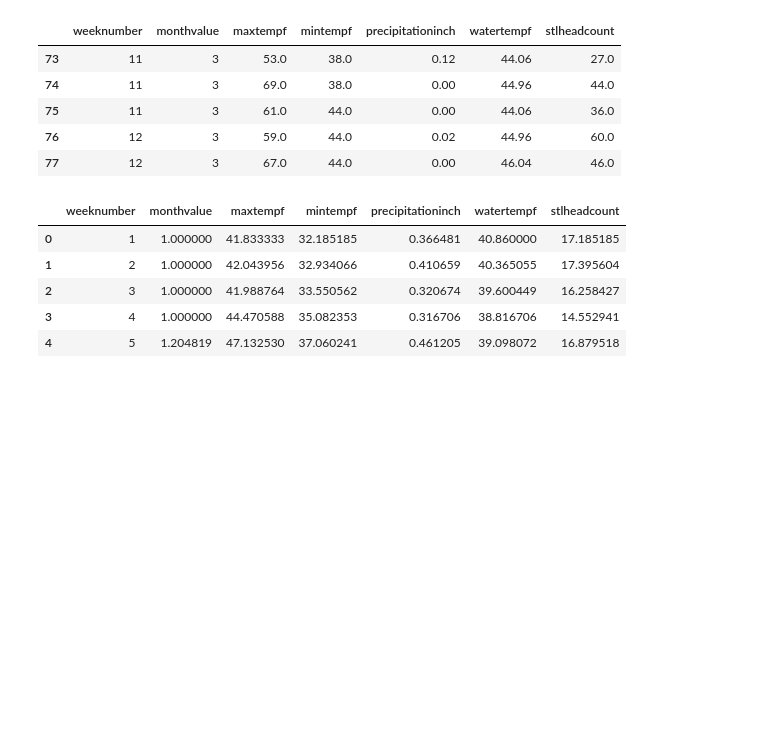
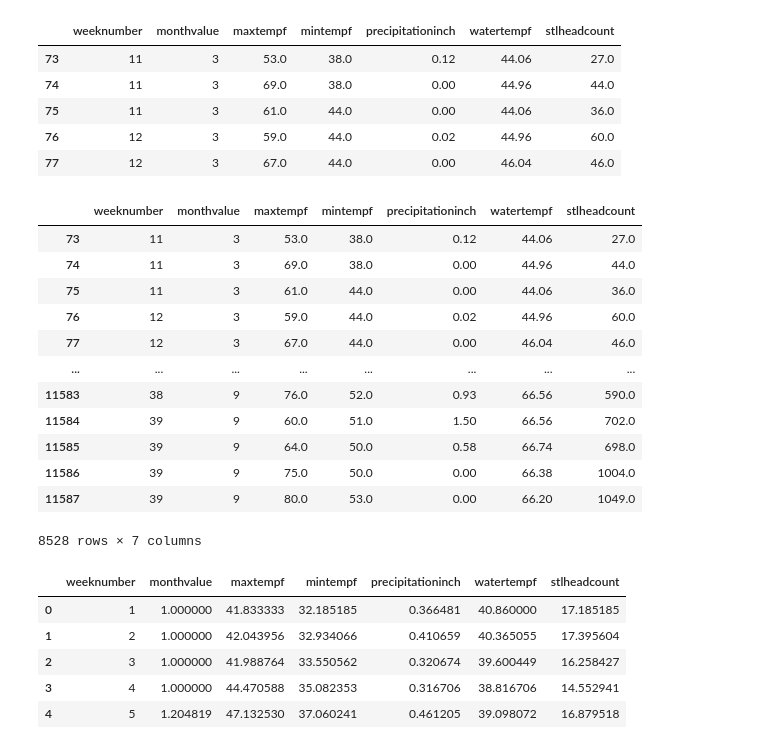
Before and after one commit to mthalken/fish_count, a Jupyter notebook: fish_ml_practice.ipynb, the cells around one changed output. Cells and saved outputs as stored; diff of their text form; code cells hidden in the pictures; blank space fills up the shorter version.

```diff
--- a/fish_ml_practice.ipynb
+++ b/fish_ml_practice.ipynb
@@ -44,4 +36,20 @@ week_month.head()
 | 75 | 11 | 3 | 61.0 | 44.0 | 0.00 | 44.06 | 36.0 |
 | 76 | 12 | 3 | 59.0 | 44.0 | 0.02 | 44.96 | 60.0 |
 | 77 | 12 | 3 | 67.0 | 44.0 | 0.00 | 46.04 | 46.0 |
+# %%
+week_month
+# %% [output]
+|  | weeknumber | monthvalue | maxtempf | mintempf | precipitationinch | watertempf | stlheadcount |
+| 73 | 11 | 3 | 53.0 | 38.0 | 0.12 | 44.06 | 27.0 |
+| 74 | 11 | 3 | 69.0 | 38.0 | 0.00 | 44.96 | 44.0 |
+| 75 | 11 | 3 | 61.0 | 44.0 | 0.00 | 44.06 | 36.0 |
+| 76 | 12 | 3 | 59.0 | 44.0 | 0.02 | 44.96 | 60.0 |
+| 77 | 12 | 3 | 67.0 | 44.0 | 0.00 | 46.04 | 46.0 |
+| ... | ... | ... | ... | ... | ... | ... | ... |
+| 11583 | 38 | 9 | 76.0 | 52.0 | 0.93 | 66.56 | 590.0 |
+| 11584 | 39 | 9 | 60.0 | 51.0 | 1.50 | 66.56 | 702.0 |
+| 11585 | 39 | 9 | 64.0 | 50.0 | 0.58 | 66.74 | 698.0 |
+| 11586 | 39 | 9 | 75.0 | 50.0 | 0.00 | 66.38 | 1004.0 |
+| 11587 | 39 | 9 | 80.0 | 53.0 | 0.00 | 66.20 | 1049.0 |
+8528 rows × 7 columns
 # %%
```
Also changed, not shown: parts of 41 cells of this notebook.
